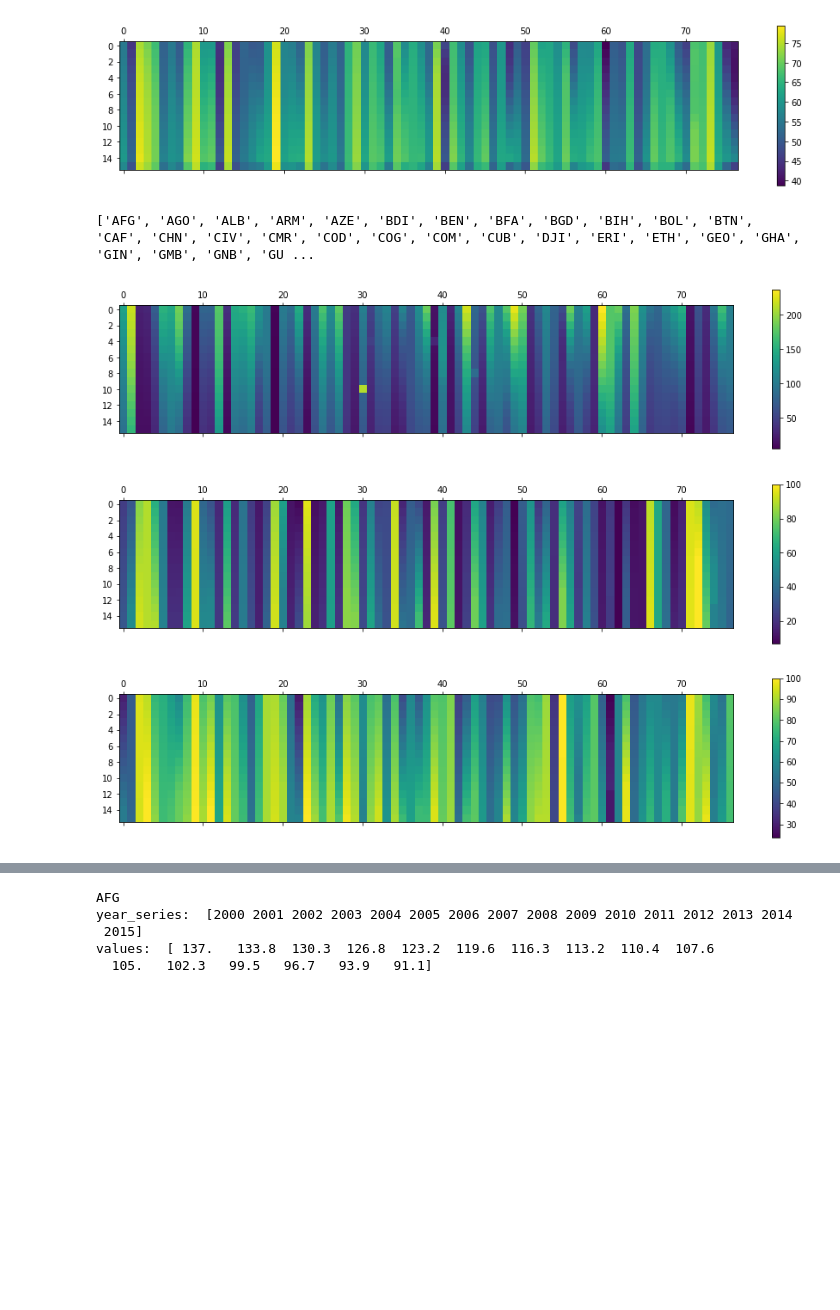
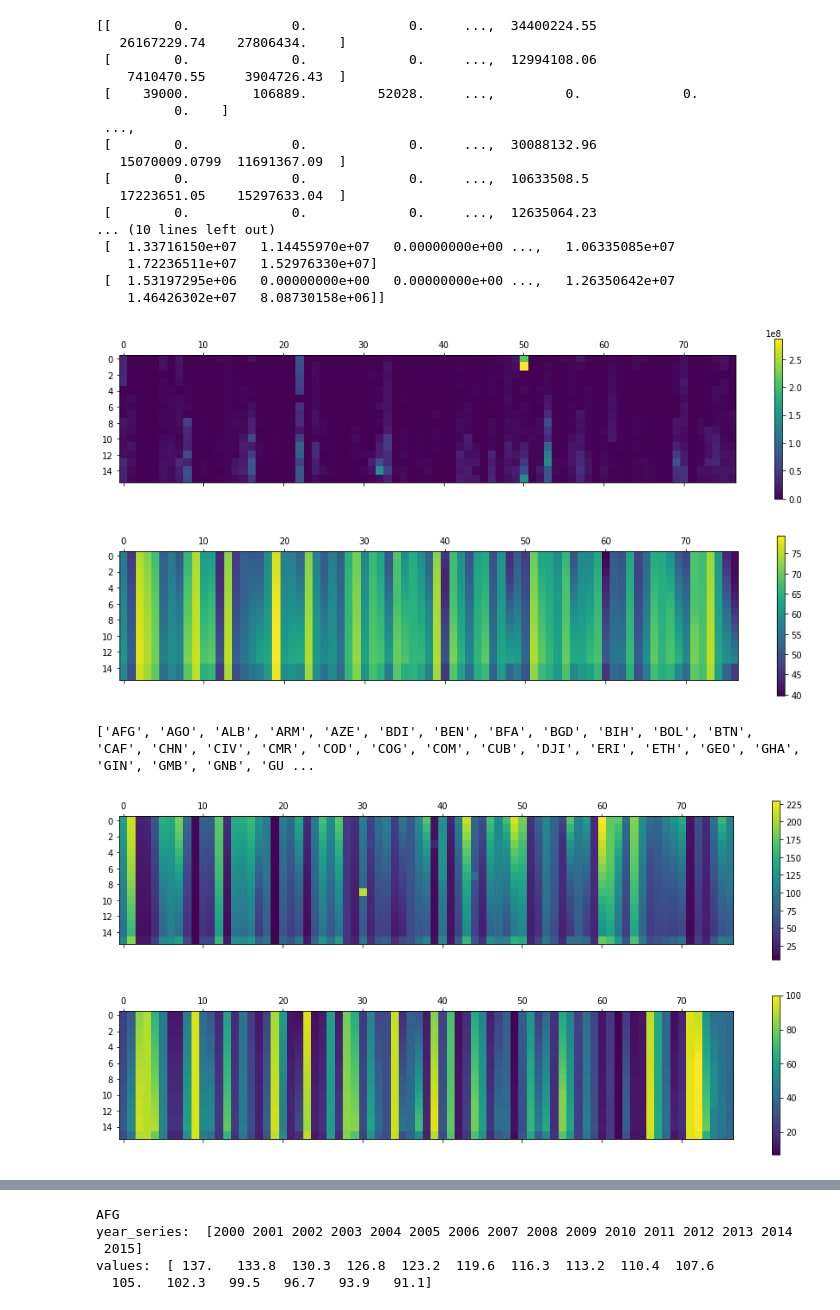
Before and after one commit to igor-93/del_comp, a Jupyter notebook: hello.ipynb, the cells around one changed output, grey strips where cells are left out. Drawn from its saved outputs; the diff is of its cells as text; code cells hidden in the pictures; blank space fills up the shorter version.

```diff
--- a/hello.ipynb
+++ b/hello.ipynb
@@ -7,7 +7,9 @@ from sklearn.linear_model import Ridge
 from sklearn.preprocessing import PolynomialFeatures
 from sklearn.pipeline import make_pipeline
 
-years = np.arange(2000,2016)   # for data
+from collections import defaultdict
+
+years = np.arange(2001,2017)   # for data
 
 
 def convert_to_float(data):
@@ -21,6 +23,24 @@ def convert_to_float(data):
     for i in range(data.shape[0]):
         idx = np.where(data[i,:] == 0)
         data[i,idx] = row_means[i]
+
+    return data
+
+
+def convert_to_float_ex(data):
+    data = np.array(data)
+    data = data.astype(float)
+    #row_means = np.true_divide(data.sum(1),(data!=0).sum(1))
+    for i in range(data.shape[0]):
+        for j in range(data.shape[1]):
+            if data[i,j] != 0:
+                continue
+            if j == 0 or (j!=0 and data[i,j-1]==0):
+                data[i,j] = 2*data[i,j+1] - data[i,j+2]
+            if j == data.shape[1]-1 or (j!=data.shape[1]-1 and data[i,j+1]==0):
+                data[i,j] = 2*data[i,j-1] - data[i,j-2]
+
+    data[data <0] = 0.0
     return data
 
 
@@ -28,14 +48,38 @@ def convert_to_float(data):
 file_path_ngo_budget = 'Data/NGO_DataDisbursement.csv'
 ngo_file = open(file_path_ngo_budget, 'r')
 reader = csv.DictReader(ngo_file)
+reader = sorted(reader, key=lambda d: d['ISO_code'])
 countries = []
+curr_country = ''
+dict_country_data = defaultdict(list)
 for row in reader:
-    countries.append(row['ISO_code'])
+    #print(row)
+    country = row['ISO_code']
+    countries.append(country)
+    if curr_country != country:
+        curr_country = country
+    rows = [float(row[str(y)]) if row[str(y)] != '' else 0.0 for y in years ]
+    dict_country_data[curr_country].append(rows)
 
 countries = list(set(countries))
 countries = sorted(countries)
+country_data = []
+for c in countries:
+    #dict_country_data[c] = np.sum(dict_country_data[c], axis=0)
+    country_data.append(np.sum(dict_country_data[c], axis=0))
 
-
+country_data = np.array(country_data)
+country_data = country_data.astype(float)
+print(country_data)
+#plt.matshow(country_data.T)
+#plt.colorbar()
+#plt.show()
+country_data = convert_to_float_ex(country_data)
+print(country_data)
+country_data = country_data.T
+plt.matshow(country_data)
+plt.colorbar()
+plt.show()
 
 file_path_l_e = 'Data/life_exp.csv'
 le_file = open(file_path_l_e, 'r')
@@ -143,35 +187,52 @@ data_water = convert_to_float(data_water)
 data_poverty = convert_to_float(data_poverty)
 data_prel = convert_to_float(data_prel)
 #data_ch_m = np.multiply(data_ch_m, data_pop) # abs valus
 #data_san = np.multiply(data_san, data_pop) # abs valus
 #data_ch_m = data_ch_m * 0.001
 #data_san = data_san * 0.01
 
 
 data_ch_m = data_ch_m.T
 plt.matshow(data_ch_m)
 plt.colorbar()
 plt.show()
 
 data_san = data_san.T
 plt.matshow(data_san)
 plt.colorbar()
 plt.show()
 data_water = data_water.T
 plt.matshow(data_water)
 plt.colorbar()
 plt.show()
 data_poverty = data_poverty.T
 plt.matshow(data_poverty)
 plt.colorbar()
 plt.show()
 data_prel = data_prel.T
 plt.matshow(data_prel)
 plt.colorbar()
 plt.show()
 # %% [output]
+[[        0.             0.             0.     ...,  34400224.55
+   26167229.74    27806434.    ]
+ [        0.             0.             0.     ...,  12994108.06
+    7410470.55     3904726.43  ]
+ [    39000.        106889.         52028.     ...,         0.             0.
+          0.    ]
+ ...,
+ [        0.             0.             0.     ...,  30088132.96
+   15070009.0799  11691367.09  ]
+ [        0.             0.             0.     ...,  10633508.5
+   17223651.05    15297633.04  ]
+ [        0.             0.             0.     ...,  12635064.23
+... (10 lines left out)
+ [  1.33716150e+07   1.14455970e+07   0.00000000e+00 ...,   1.06335085e+07
+    1.72236511e+07   1.52976330e+07]
+ [  1.53197295e+06   0.00000000e+00   0.00000000e+00 ...,   1.26350642e+07
+    1.46426302e+07   8.08730158e+06]]
-[figure, old version]
+[figure, new version]
-['AFG', 'AGO', 'ALB', 'ARM', 'AZE', 'BDI', 'BEN', 'BFA', 'BGD', 'BIH', 'BOL', 'BTN', 'CAF', 'CHN', 'CIV', 'CMR', 'COD', 'COG', 'COM', 'CUB', 'DJI', 'ERI', 'ETH', 'GEO', 'GHA', 'GIN', 'GMB', 'GNB', 'GU ...
-[figure, old version]
+[figure, new version]
+['AFG', 'AGO', 'ALB', 'ARM', 'AZE', 'BDI', 'BEN', 'BFA', 'BGD', 'BIH', 'BOL', 'BTN', 'CAF', 'CHN', 'CIV', 'CMR', 'COD', 'COG', 'COM', 'CUB', 'DJI', 'ERI', 'ETH', 'GEO', 'GHA', 'GIN', 'GMB', 'GNB', 'GU ...
-[figure, old version]
+[figure, new version]
-[figure, old version]
+[figure, new version]
```
Also changed, not shown: parts of 2 cells of this notebook, 1 other file.
